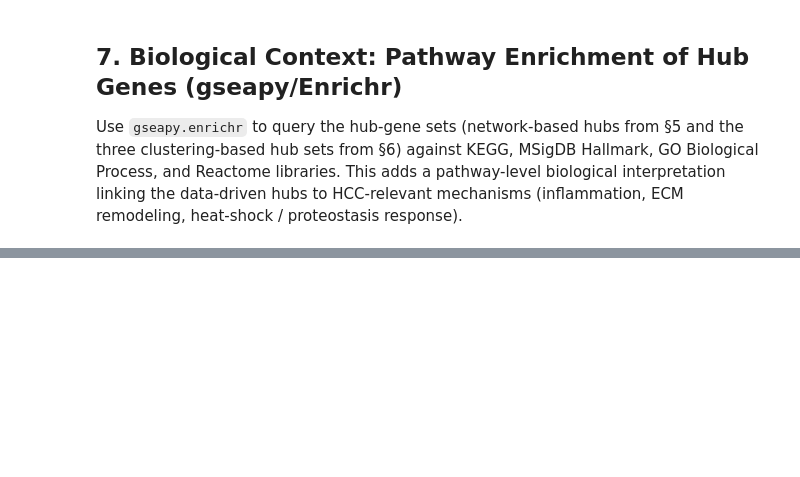
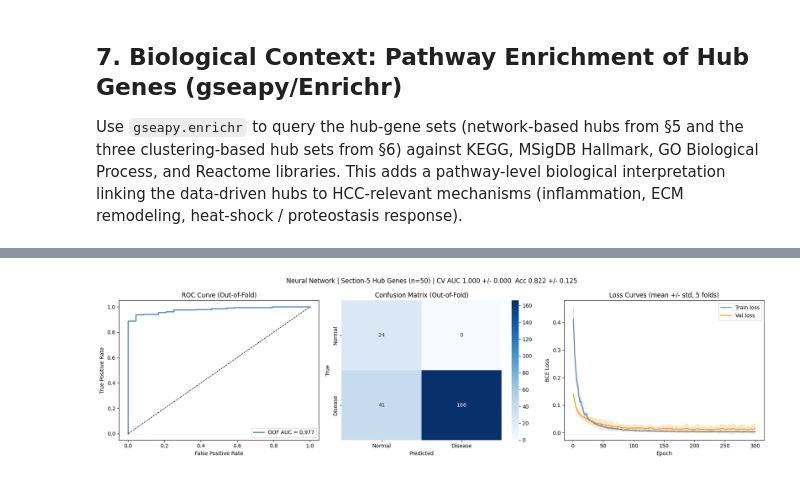
Before and after one commit to sa1K/BME-357-Final-Project, a Jupyter notebook: Project_code.ipynb, the cells around one changed output, grey strips where cells are left out. Saved outputs shown, nothing was run; the diff lists cells and outputs as text; code cells hidden in the pictures; blank space fills up the shorter version.

Commit message:
Updated code to add NN and fix hub gene identification

```diff
--- a/Project_code.ipynb
+++ b/Project_code.ipynb
@@ -1104,0 +1298,45 @@ Union (all methods): 61 significant terms (adj p < 0.05)
+# %%
+import matplotlib.pyplot as plt
+import seaborn as sns
+
+fig, axes = plt.subplots(1, 3, figsize=(18, 5))
+
+# ROC curve (out-of-fold)
+fpr, tpr, _ = roc_curve(all_true, all_probs)
+oof_auc = roc_auc_score(all_true, all_probs)
+axes[0].plot(fpr, tpr, color="steelblue", lw=2, label=f"OOF AUC = {oof_auc:.3f}")
+axes[0].plot([0, 1], [0, 1], "k--", lw=1)
+axes[0].set_xlabel("False Positive Rate")
+axes[0].set_ylabel("True Positive Rate")
+axes[0].set_title("ROC Curve (Out-of-Fold)")
+axes[0].legend()
+
+# Confusion matrix (out-of-fold)
+cm = confusion_matrix(all_true, all_preds)
+sns.heatmap(cm, annot=True, fmt="d", cmap="Blues", ax=axes[1],
+            xticklabels=["Normal", "Disease"],
+            yticklabels=["Normal", "Disease"])
+axes[1].set_xlabel("Predicted"); axes[1].set_ylabel("True")
+axes[1].set_title("Confusion Matrix (Out-of-Fold)")
+
+# Loss curves (mean +/- std across folds)
+tl_arr = np.array(all_train_losses)
+vl_arr = np.array(all_val_losses)
+ep = range(1, tl_arr.shape[1] + 1)
+axes[2].plot(ep, tl_arr.mean(0), color="steelblue", label="Train loss")
+axes[2].fill_between(ep, tl_arr.mean(0)-tl_arr.std(0), tl_arr.mean(0)+tl_arr.std(0), alpha=0.2, color="steelblue")
+axes[2].plot(ep, vl_arr.mean(0), color="darkorange", label="Val loss")
+axes[2].fill_between(ep, vl_arr.mean(0)-vl_arr.std(0), vl_arr.mean(0)+vl_arr.std(0), alpha=0.2, color="darkorange")
+axes[2].set_xlabel("Epoch"); axes[2].set_ylabel("BCE Loss")
+axes[2].set_title("Loss Curves (mean +/- std, 5 folds)")
+axes[2].legend()
+
+plt.suptitle(
+    f"Neural Network | Section-5 Hub Genes (n={len(hub_genes)}) | "
+    f"CV AUC {np.mean(fold_aucs):.3f} +/- {np.std(fold_aucs):.3f}  "
+    f"Acc {np.mean(fold_accs):.3f} +/- {np.std(fold_accs):.3f}",
+    fontsize=12)
+plt.tight_layout()
+plt.show()
+# %% [output]
+[figure, added]
```
Also changed, not shown: parts of 20 cells of this notebook.
